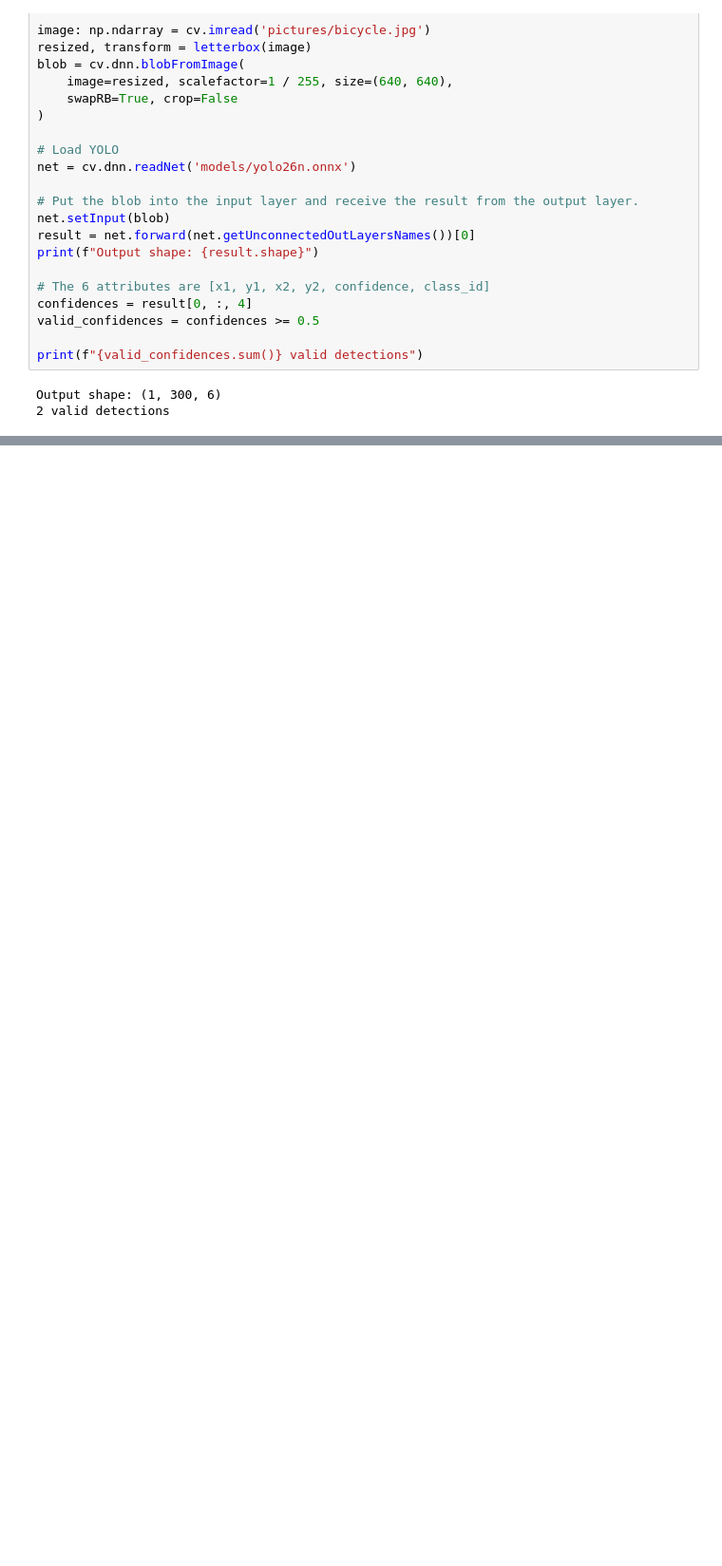
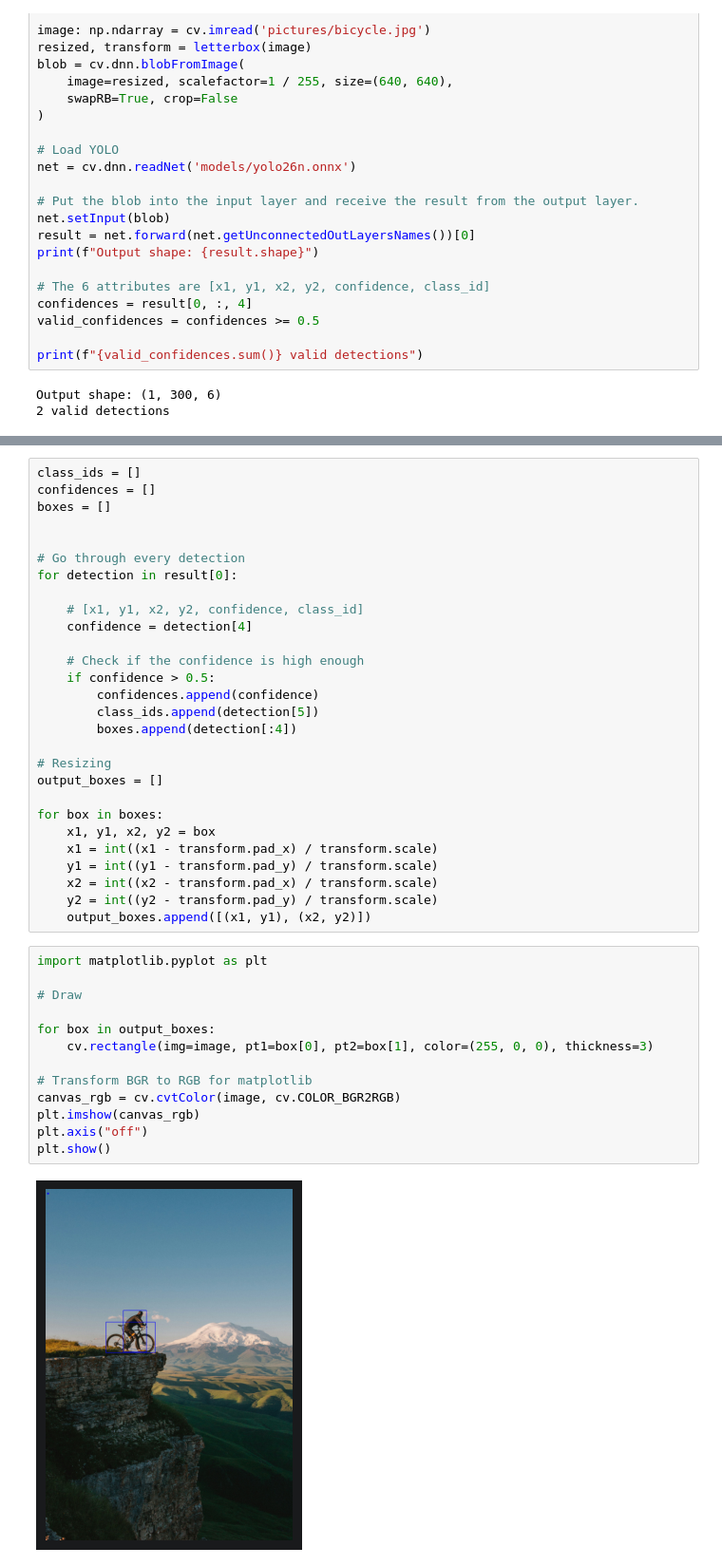
Before and after one commit to felix0351z/EyeCam, a Jupyter notebook: application/notebooks/05-yolov26.ipynb, the cells around one changed output, grey strips where cells are left out. Shown at 95% size. Saved outputs shown, nothing was run; the diff lists cells and outputs as text; blank space fills up the shorter version.

```diff
--- a/application/notebooks/05-yolov26.ipynb
+++ b/application/notebooks/05-yolov26.ipynb
@@ -35,0 +42,43 @@ Output shape: (1, 300, 6)
+# %%
+class_ids = []
+confidences = []
+boxes = []
+
+
+# Go through every detection
+for detection in result[0]:
+
+    # [x1, y1, x2, y2, confidence, class_id]
+    confidence = detection[4]
+
+    # Check if the confidence is high enough
+    if confidence > 0.5:
+        confidences.append(confidence)
+        class_ids.append(detection[5])
+        boxes.append(detection[:4])
+
+# Resizing
+output_boxes = []
+
+for box in boxes:
+    x1, y1, x2, y2 = box
+    x1 = int((x1 - transform.pad_x) / transform.scale)
+    y1 = int((y1 - transform.pad_y) / transform.scale)
+    x2 = int((x2 - transform.pad_x) / transform.scale)
+    y2 = int((y2 - transform.pad_y) / transform.scale)
+    output_boxes.append([(x1, y1), (x2, y2)])
+# %%
+import matplotlib.pyplot as plt
+
+# Draw
+
+for box in output_boxes:
+    cv.rectangle(img=image, pt1=box[0], pt2=box[1], color=(255, 0, 0), thickness=3)
+
+# Transform BGR to RGB for matplotlib
+canvas_rgb = cv.cvtColor(image, cv.COLOR_BGR2RGB)
+plt.imshow(canvas_rgb)
+plt.axis("off")
+plt.show()
+# %% [output]
+[figure, added]
```
Also changed, not shown: parts of 1 cell of this notebook, 1 other file.
